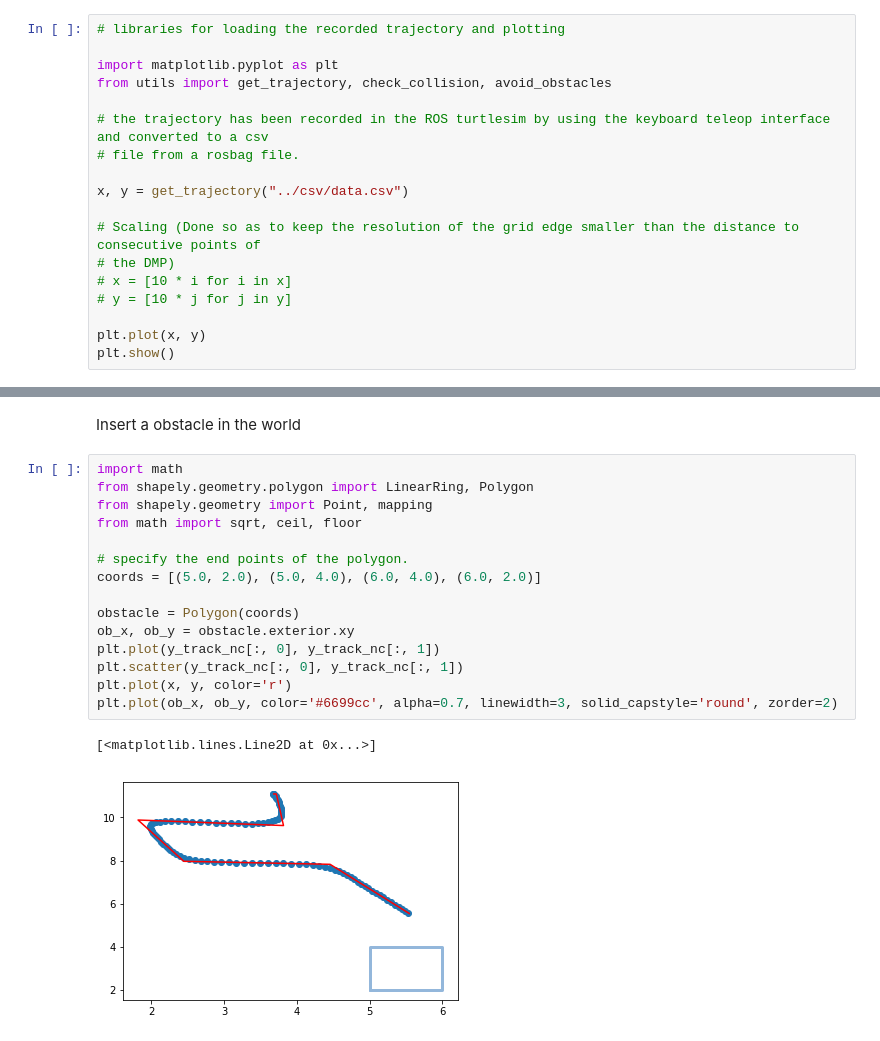
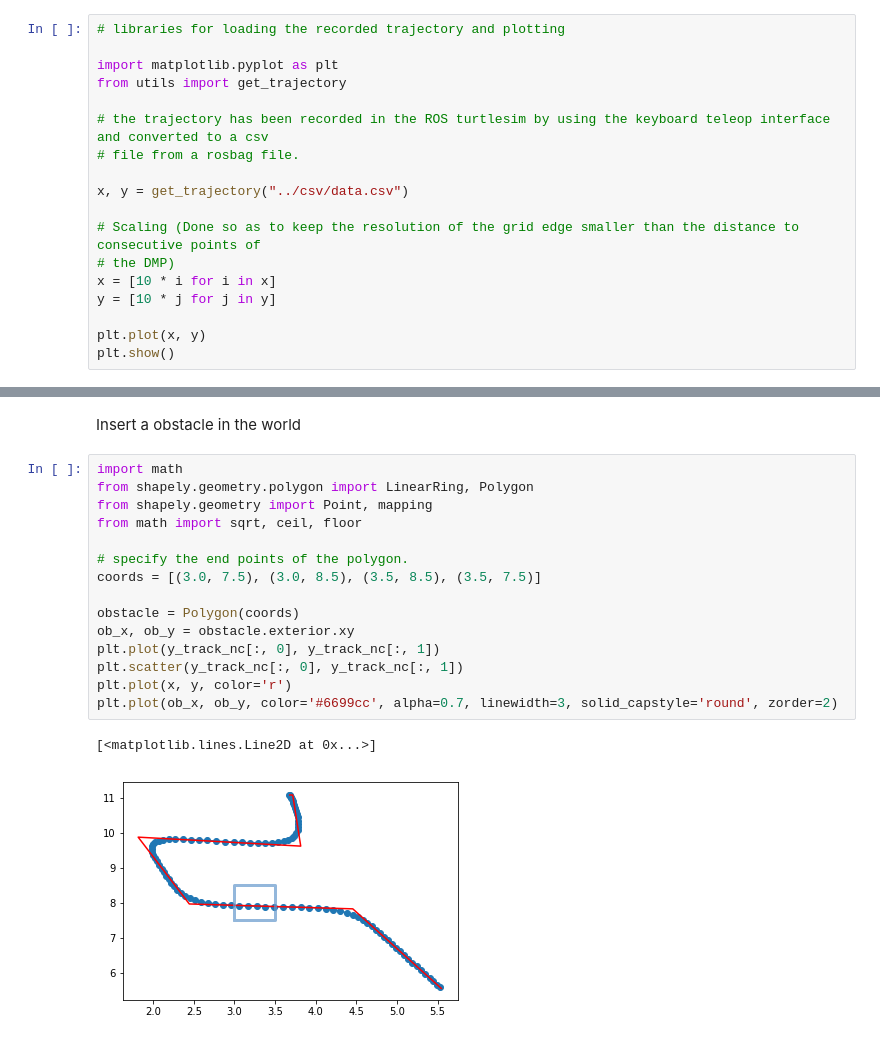
Before and after one commit to gutsy-robot/pydmps, a Jupyter notebook: pydmps/dmp_obstacle_avoidance_algo.ipynb, the cells around one changed output, grey strips where cells are left out. Cells and saved outputs as stored; diff of their text form.

```diff
--- a/pydmps/dmp_obstacle_avoidance_algo.ipynb
+++ b/pydmps/dmp_obstacle_avoidance_algo.ipynb
@@ -4,7 +4,7 @@ Obstacle Avoidance with Dynamic Motion Primitives: This notebook contains exampl
 # libraries for loading the recorded trajectory and plotting
 
 import matplotlib.pyplot as plt
-from utils import get_trajectory, check_collision, avoid_obstacles
+from utils import get_trajectory
 
 # the trajectory has been recorded in the ROS turtlesim by using the keyboard teleop interface and converted to a csv
 # file from a rosbag file.
@@ -13,8 +13,8 @@ x, y = get_trajectory("../csv/data.csv")
 
 # Scaling (Done so as to keep the resolution of the grid edge smaller than the distance to consecutive points of
 # the DMP)
-# x = [10 * i for i in x]
-# y = [10 * j for j in y]
+x = [10 * i for i in x]
+y = [10 * j for j in y]
 
 plt.plot(x, y)
 plt.show()
@@ -62,18 +77,18 @@ Insert a obstacle in the world
 # %%
 import math
 from shapely.geometry.polygon import LinearRing, Polygon
 from shapely.geometry import Point, mapping
 from math import sqrt, ceil, floor
 
 # specify the end points of the polygon.
-coords = [(5.0, 2.0), (5.0, 4.0), (6.0, 4.0), (6.0, 2.0)]
+coords = [(3.0, 7.5), (3.0, 8.5), (3.5, 8.5), (3.5, 7.5)]
 
 obstacle = Polygon(coords)
 ob_x, ob_y = obstacle.exterior.xy
 plt.plot(y_track_nc[:, 0], y_track_nc[:, 1])
 plt.scatter(y_track_nc[:, 0], y_track_nc[:, 1])
 plt.plot(x, y, color='r')
 plt.plot(ob_x, ob_y, color='#6699cc', alpha=0.7, linewidth=3, solid_capstyle='round', zorder=2)
 # %% [output]
 [<matplotlib.lines.Line2D at 0x...>]
-[figure, old version]
+[figure, new version]
```
Also changed, not shown: parts of 10 cells of this notebook.
